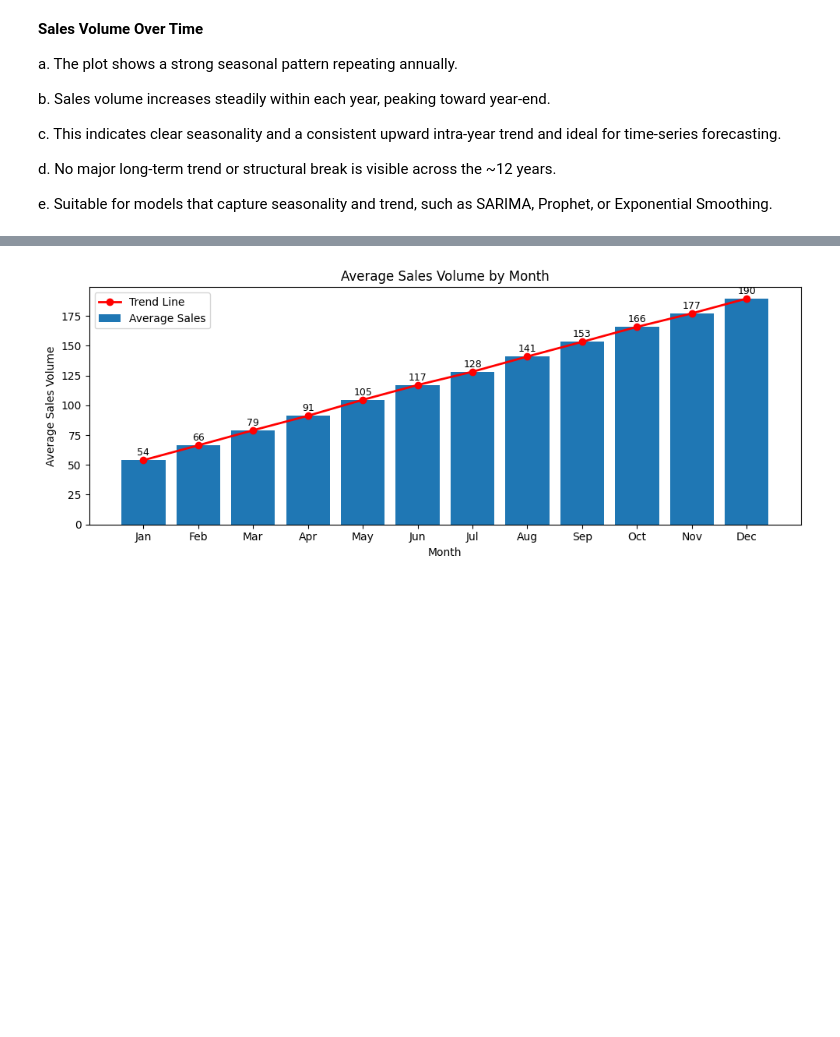
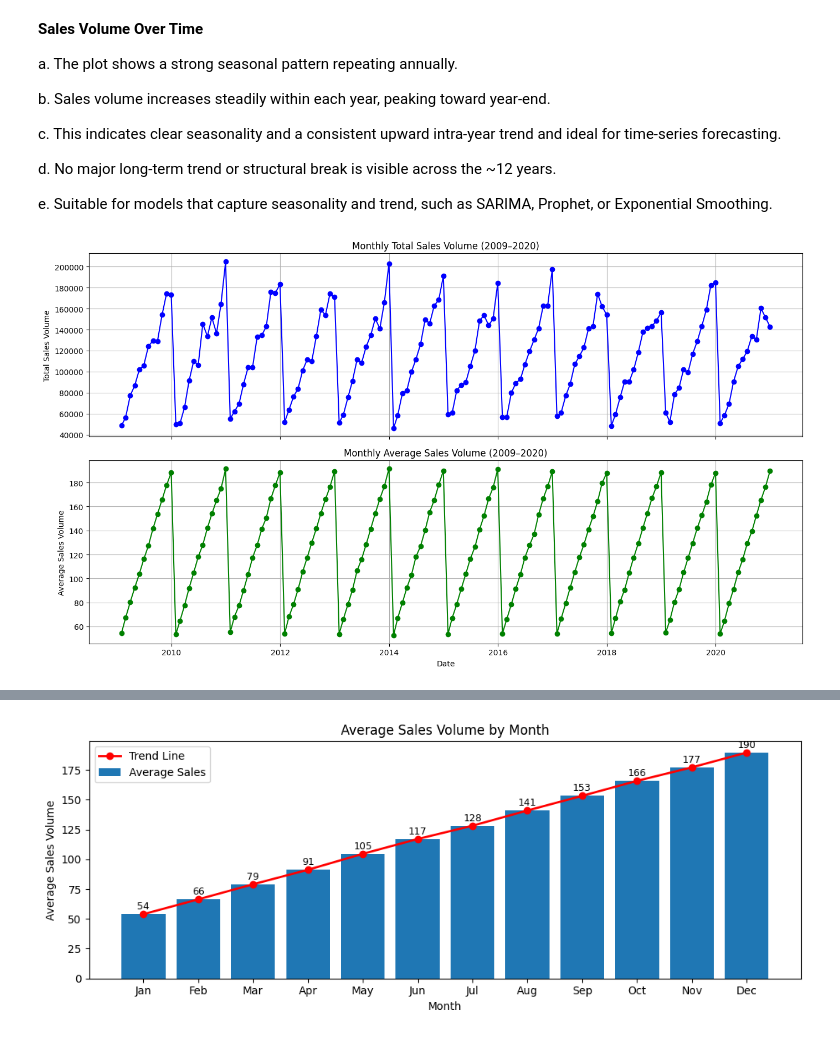
Before and after one commit to Sidikat123/Electrotech_Sales_Forecating, a Jupyter notebook: Data Cleaning&EDA/clean.ipynb, the cells around one changed output, grey strips where cells are left out. Cells and saved outputs as stored; diff of their text form; code cells hidden in the pictures; blank space fills up the shorter version.

```diff
--- a/Data Cleaning&EDA/clean.ipynb
+++ b/Data Cleaning&EDA/clean.ipynb
@@ -342,3 +342,29 @@ c. This indicates clear seasonality and a consistent upward intra-year trend and
 d. No major long-term trend or structural break is visible across the ~12 years.
 
 e. Suitable for models that capture seasonality and trend, such as SARIMA, Prophet, or Exponential Smoothing.
+# %%
+# Monthly Sales Trend from 2009 to 2020
+# Resample monthly and compute sum and mean
+monthly_sum = filtered_data.resample('M')['Sales_Volume'].sum().reset_index()
+monthly_mean = filtered_data.resample('M')['Sales_Volume'].mean().reset_index()
+
+# Plotting
+fig, axes = plt.subplots(nrows=2, ncols=1, figsize=(14, 8), sharex=True)
+
+# Monthly total sales
+axes[0].plot(monthly_sum['Date'], monthly_sum['Sales_Volume'], color='blue', marker='o', linestyle='-')
+axes[0].set_title('Monthly Total Sales Volume (2009–2020)')
+axes[0].set_ylabel('Total Sales Volume')
+axes[0].grid(True)
+
+# Monthly average sales
+axes[1].plot(monthly_mean['Date'], monthly_mean['Sales_Volume'], color='green', marker='o', linestyle='-')
+axes[1].set_title('Monthly Average Sales Volume (2009–2020)')
+axes[1].set_xlabel('Date')
+axes[1].set_ylabel('Average Sales Volume')
+axes[1].grid(True)
+
+plt.tight_layout()
+plt.show()
+# %% [output]
+[figure, added]
```
Also changed, not shown: parts of 1 cell of this notebook.
